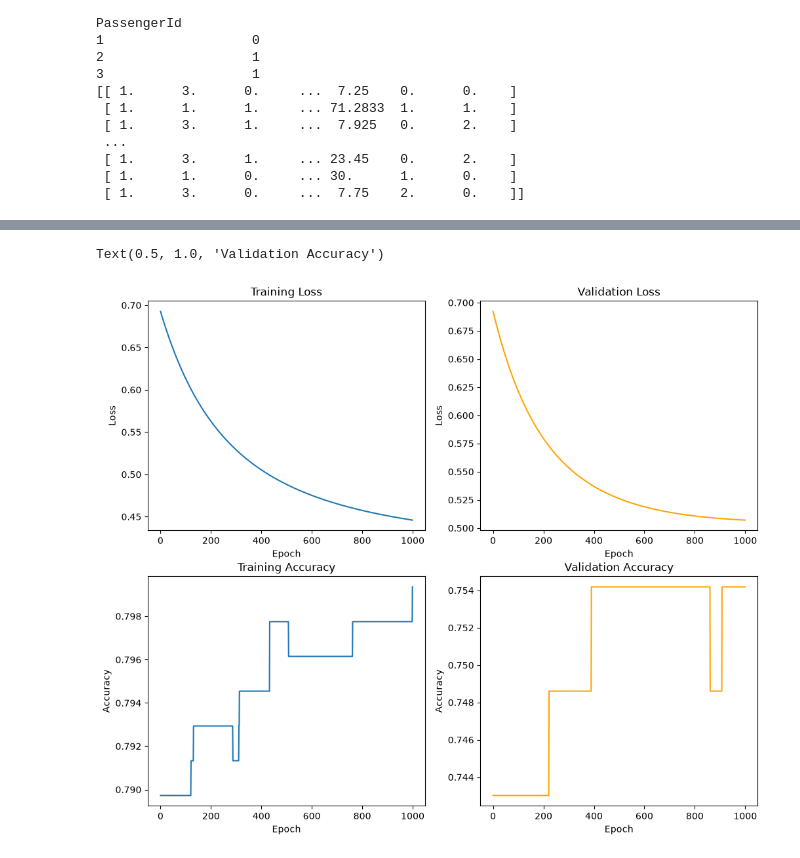
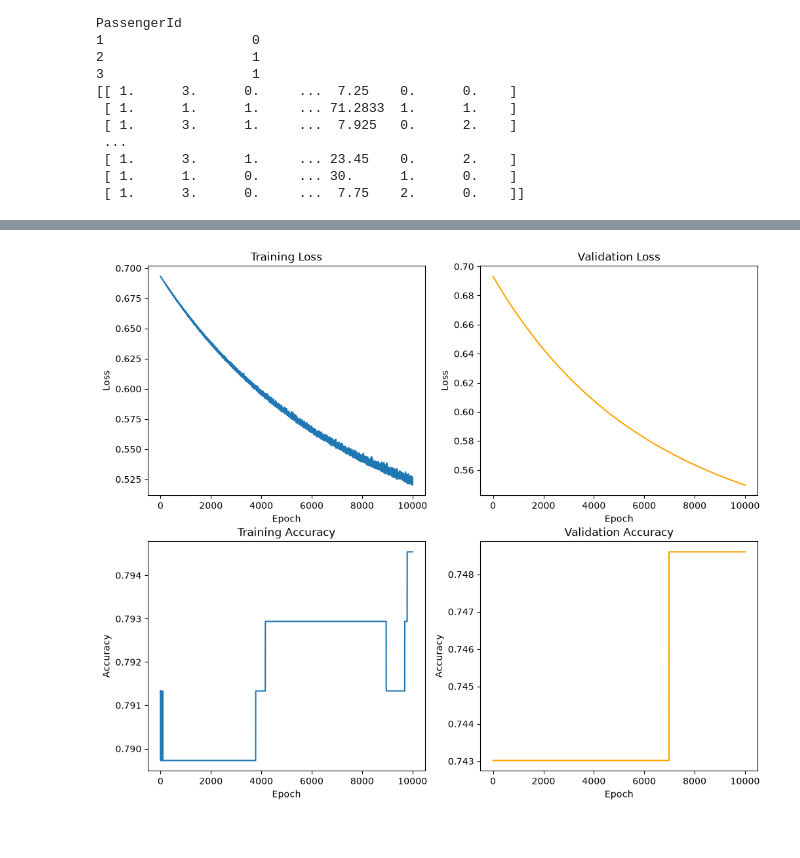
Before and after one commit to LeatuyrBertyk/Learning-ML, a Jupyter notebook: 2-Logistic_Regression/titanic-survival-prediction.ipynb, the cells around one changed output, grey strips where cells are left out. Drawn from its saved outputs; the diff is of its cells as text; code cells hidden in the pictures.

Commit message:
update minibatch

```diff
--- a/2-Logistic_Regression/titanic-survival-prediction.ipynb
+++ b/2-Logistic_Regression/titanic-survival-prediction.ipynb
@@ -80,6 +80,7 @@ def predict(theta, xi):
     return sigmoid(z)
 
 def compute_loss(yi, prediction):
+    prediction = np.clip(prediction, 1e-15, 1 - 1e-15)
     return -(yi * np.log(prediction) + (1 - yi) * np.log(1 - prediction))
 
 def compute_accuracy(y_true, y_predict_prob, threshold = 0.5):
@@ -87,8 +88,8 @@ def compute_accuracy(y_true, y_predict_prob, threshold = 0.5):
     accuracy = np.mean(y_pred_class == y_true)
     return accuracy
 
-# 5. Stochastic logistic regression
-def stochastic_logistic_regression(X_train, y_train, X_val, y_val,
+# 5. Mini-bacth logistic regression
+def minibatch_logistic_regression(X_train, y_train, X_val, y_val, batch_size = 64,
                                    epochs = 10000, learning_rate = 1e-5):
     (m, n) = X_train.shape
     theta = np.zeros(n)
@@ -101,13 +102,21 @@ def stochastic_logistic_regression(X_train, y_train, X_val, y_val,
     for epoch in range(epochs):
         train_loss = 0
 
-        for i in range(m):
-            y_pred = predict(theta, X_train[i])
-            error = y_train[i] - y_pred
-            theta = theta + learning_rate * error * X_train[i]
-            train_loss += compute_loss(y_train[i], y_pred)
+        indecies = np.random.permutation(m)
+        X_shuffled = X_train[indecies]
+        y_shuffled = y_train[indecies]
 
-        avg_train_loss = train_loss / m
+        for i in range(0, m, batch_size):
+            X_batch = X_shuffled[i: i + batch_size]
+            y_batch = y_shuffled[i: i + batch_size]
+
+            y_pred = predict(theta, X_batch)
+            error = y_batch - y_pred
+            theta = theta + (learning_rate / len(y_batch)) * (X_batch.T @ error)
+            train_loss += np.mean(compute_loss(y_batch, y_pred))
+
+        num_batches = (m + batch_size - 1) // batch_size
+        avg_train_loss = train_loss / num_batches
         train_losses.append(avg_train_loss)
 
         y_val_pred = predict(theta, X_val)
@@ -129,8 +138,8 @@ def stochastic_logistic_regression(X_train, y_train, X_val, y_val,
 
     return theta, train_losses, val_losses, train_accuracies, val_accuracies
 
-# 6. Print answer and plot digram
-theta, train_losses, val_losses, train_accs, val_accs = stochastic_logistic_regression(X_train, y_train, X_val, y_val, 40000, 1e-5)
+# 6. Print answer and plot diagram
+theta, train_losses, val_losses, train_accs, val_accs = minibatch_logistic_regression(X_train, y_train, X_val, y_val, 32, 10000, 1e-5)
 
 fig, ax = plt.subplots(2, 2, figsize = (12, 10))
 ax[0, 0].plot(train_losses)
@@ -148,4 +157,17 @@ ax[1, 0].set_title('Training Accuracy')
 ax[1, 1].plot(val_accs, 'orange')
 ax[1, 1].set(xlabel = 'Epoch', ylabel = 'Accuracy')
 ax[1, 1].set_title('Validation Accuracy')
+
+# 7. Evaluate:
+train_acc = train_accs[-1]
+val_acc = val_accs[-1]
+train_loss = train_losses[-1]
+val_loss = val_losses[-1]
+
+print(f"Train accuracy: {train_acc * 100:.4f} %")
+print(f"Validation accuracy: {val_acc * 100:.4f} %")
+print(f"Difference of Train and Validation accuracy: {abs(train_acc - val_acc) * 100:.4f} %\n")
+print(f"Train loss: {train_loss * 100:.4f} %")
+print(f"Validation loss: {val_loss * 100:.4f} %")
+print(f"Difference of Train and Validation loss: {abs(train_loss - val_loss) * 100:.4f} %")
 # %% [output]
@@ -153,2 +191 @@ Epoch  1000/1000 - Train Loss: 0.4460, Val Loss: 0.5071 - Train Acc: 0.7994, Val
-Text(0.5, 1.0, 'Validation Accuracy')
-[figure, old version]
+[figure, new version]
```
Also changed, not shown: parts of 1 cell of this notebook.
